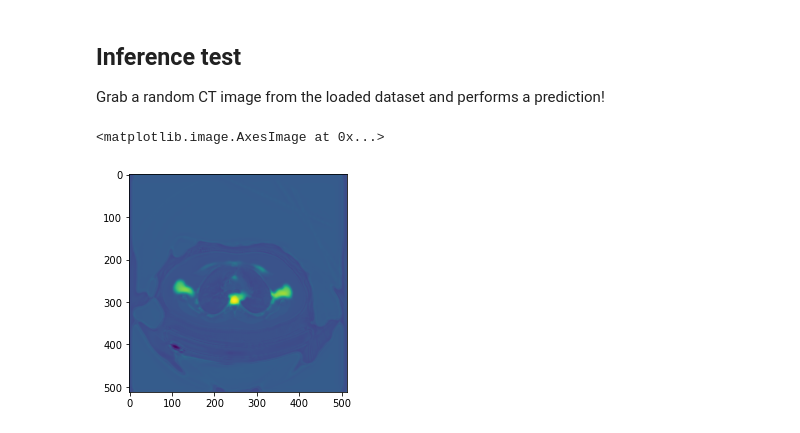
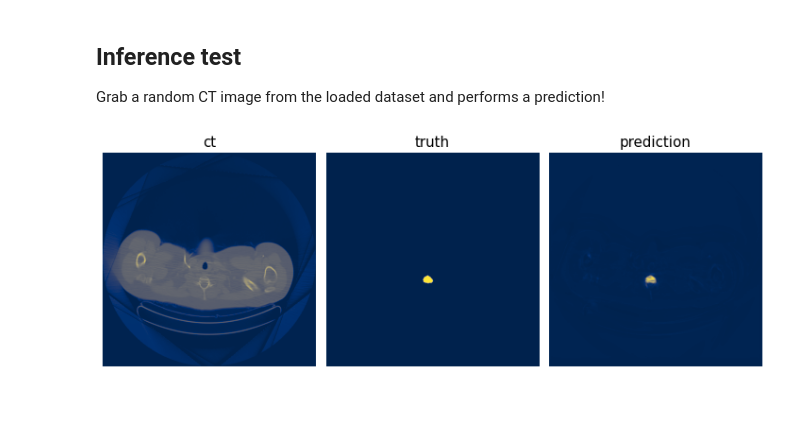
Before and after one commit to beecars/mveUNet, a Jupyter notebook: unet/unet_ct_test.ipynb, the cells around one changed output. Cells and saved outputs as stored; diff of their text form; code cells hidden in the pictures; blank space fills up the shorter version.

```diff
--- a/unet/unet_ct_test.ipynb
+++ b/unet/unet_ct_test.ipynb
@@ -32,19 +34,19 @@ import pickle
 ## Define Datasets
 Get the CT and label mask files into Datasets.
 # %%
-patient_idxs = [1, 3, 4]
+patient_idxs = [1, 3, 4, 5, 9]
 ct_data = []
 for idx in patient_idxs:
     for day_selection in range(1,4):
-        matched_data = match_files_from_patient(idx,
-                                                day_selection,
-                                                mode='CT_SPINE',
-                                                no_empties=True)
+        matched_data = matchFilesFromPatient(idx,
+                                             day_selection,
+                                             mode='CT_SPINE',
+                                             no_empties=True)
         ct_data.extend(matched_data)
 
 random.shuffle(ct_data)
 
-train_set_size = 500
+train_set_size = 1000
 val_set_size = int(0.2 * train_set_size)
 train_data = ct_data[0:train_set_size]
 val_data = ct_data[train_set_size:train_set_size + val_set_size]
@@ -105,8 +123,10 @@ decay_step_size = 500
 focal_gain = 10.0
 
 # declare model
-channel_in, num_classes = 1, 1
-model = UNet(channel_in, num_classes)
+model = UNet(n_channels = 1,
+             n_classes = 1,
+             large_model = True)
+
 model.to(device)
 
 # learning schema
@@ -114,9 +134,11 @@ criterion = MixedLoss(focal_gain, gamma=2)
 
 optimizer = torch.optim.Adam(model.parameters(), lr=lr_model)
 
-learning_scheduler = lr_scheduler.StepLR(optimizer, step_size=decay_step_size, gamma=0.1)
+learning_scheduler = lr_scheduler.StepLR(optimizer,
+                                         step_size=decay_step_size,
+                                         gamma=0.1)
 
-num_epochs = 1
+num_epochs = 20
 ckpt_save_interval = 2
 
 # loss log initialization
@@ -169,11 +212,21 @@ plt.legend()
 ## Inference test
 Grab a random CT image from the loaded dataset and performs a prediction!
 # %%
-ct_file = ct_data[random.randint(1,len(ct_data))][0]
+rand_idx = random.randint(1, len(ct_data))
+ct_file = ct_data[rand_idx][0]
+mask_file = ct_data[rand_idx][1]
+
+img = readBinImage(ct_file)
+true_mask = readUCharImage(mask_file)
+
 prediction = predict(model, ct_file)
 prediction = prediction[0,0,:,:]
 mask = torch.sigmoid(prediction).detach().cpu().numpy()
-plt.imshow(mask, cmap='cividis')
+
+images = {'ct': img,
+          'truth': true_mask,
+          'prediction': mask
+         }
+plotSomeImages(images, 1, 3)
 # %% [output]
-<matplotlib.image.AxesImage at 0x...>
-[figure, old version]
+[figure, new version]
```
Also changed, not shown: parts of 4 cells of this notebook.
